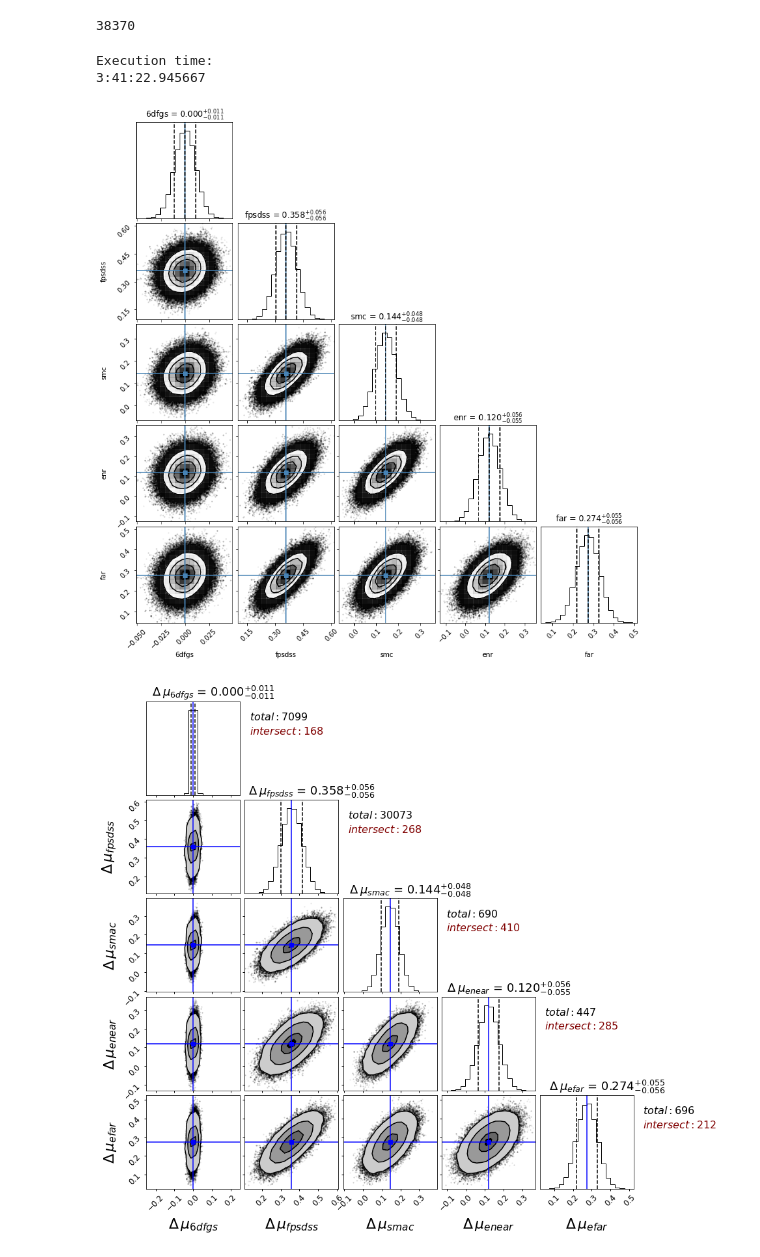
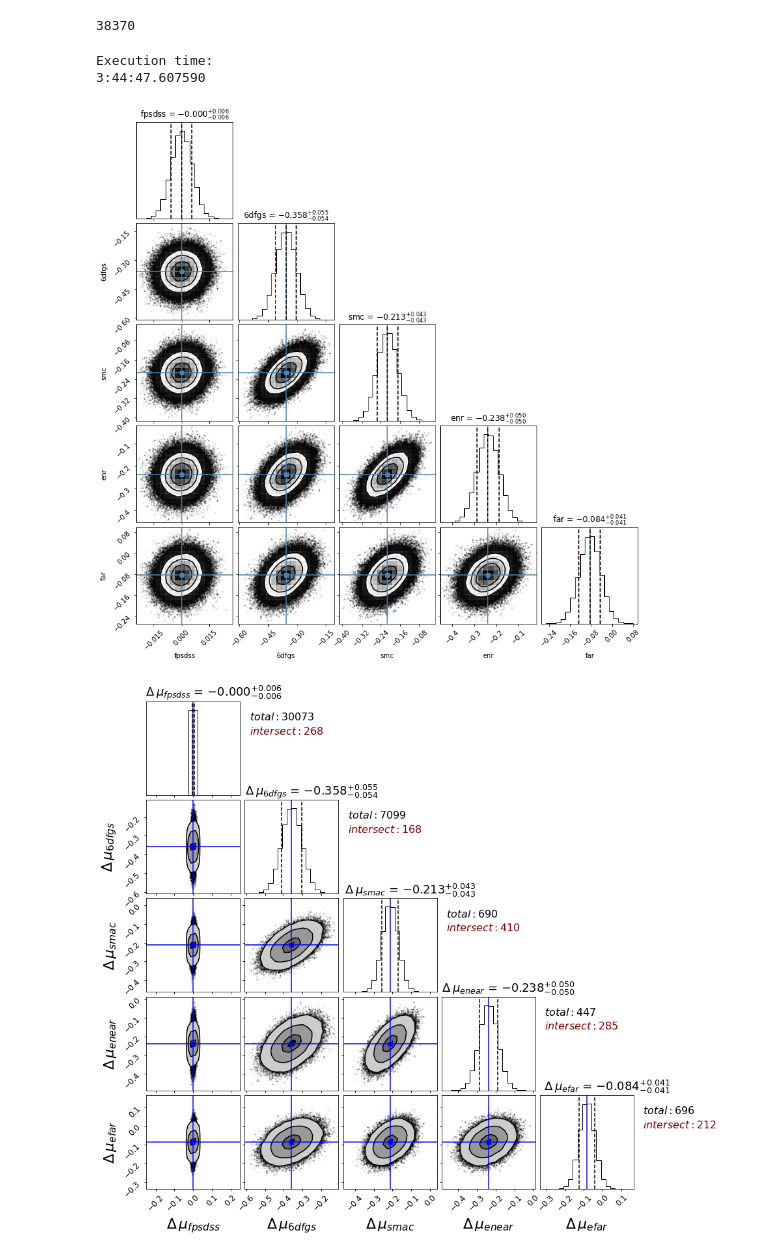
Before and after one commit to ekourkchi/CF4catalog, a Jupyter notebook: FP_groups.ipynb, the cells around one changed output. Saved outputs shown, nothing was run; the diff lists cells and outputs as text; code cells hidden in the pictures.

```diff
--- a/FP_groups.ipynb
+++ b/FP_groups.ipynb
@@ -186,16 +186,16 @@ df = df.join(df_cf2fp, lsuffix='_fp', rsuffix='_cf2fp', how=how)
 
 
 for col in df.columns:
-    if col.split('_')[0]=='PGC1' and col!='PGC1_6dfgs':
-        df['PGC1_6dfgs'] = df['PGC1_6dfgs'].fillna(df[col])
+    if col.split('_')[0]=='PGC1' and col!='PGC1_fpsdss':
+        df['PGC1_fpsdss'] = df['PGC1_fpsdss'].fillna(df[col])
 
 for col in df.columns:
-    if col.split('_')[0]=='Nest' and col!='Nest_6dfgs':
-        df['Nest_6dfgs'] = df['Nest_6dfgs'].fillna(df[col])
+    if col.split('_')[0]=='Nest' and col!='Nest_fpsdss':
+        df['Nest_fpsdss'] = df['Nest_fpsdss'].fillna(df[col])
 
 
 
-catalogs = ["6dfgs", "fpsdss", "smc", "enr", "far"]
+catalogs = ["fpsdss", "6dfgs", "smc", "enr", "far"]
 
 ss = []
 for cat in catalogs:
@@ -256,11 +256,11 @@ for i in range(1):
         df['logH_'+cat][(logH > med+3.5*stdev) | (logH < med-3.5*stdev)] = np.nan
 # %%
 myDict = {}
-myDict['6dfgs'] = 0
+myDict['fpsdss'] = 0
 
 for cat in catalogs[1:]:
 
-        delta = df['DM_6dfgs'] - df['DM_'+cat]
+        delta = df['DM_fpsdss'] - df['DM_'+cat]
 
         stdev = delta.std()
         med   = delta.median()
@@ -428,8 +428,8 @@ print("Execution time:")
 print(t2-t1)
 # %% [output]
 Execution time:
-3:41:22.945667
+3:44:47.607590
-[figure, old version]
+[figure, new version]
 # %%
 theta = map(lambda v: (v[1], v[2]-v[1], v[1]-v[0]),
                             zip(*np.percentile(samples,
@@ -438,7 +438,7 @@ theta = map(lambda v: (v[1], v[2]-v[1], v[1]-v[0]),
 
 truths=[t[0] for t in theta]
 
-labels = ['           '+r'$\Delta\/ \mu_{'+cat+'}$' for cat in ["6dfgs", "fpsdss", "smac", "enear", "efar"]]
+labels = ['           '+r'$\Delta\/ \mu_{'+cat+'}$' for cat in ["fpsdss", "6dfgs", "smac", "enear", "efar"]]
 
 fig = corner.corner(samples, labels=labels,
                     truths=truths, truth_color='blue',
@@ -465,31 +465,31 @@ for ax in fig.get_axes():
     lbl.set_linespacing(50)
     lbl = ax.yaxis.get_label()
     lbl.set_fontsize(22)
     txt = lbl.get_text().strip()
     lbl.set_text(txt)
 
 
     ax.tick_params(which='major', length=3, width=1., direction='out')
 
     Ylm = ax.get_ylim() ; Xlm = ax.get_xlim()
     x0 = -0.1*Xlm[0]+1.1*Xlm[1]
 
     if m%(n_cat+1)==0:
         y0 = 0.2*Ylm[0]+0.80*Ylm[1]
         dx = df[['DM_'+catalogs[i_cat]]].dropna()
         ax.text(x0,y0, r"$total: $"+str(len(dx)), fontsize=16, color='k')
 
         y0 = 0.35*Ylm[0]+0.65*Ylm[1]
         other_DMs = ["DM_"+c for c in catalogs if c != catalogs[i_cat]]
 
         df["sumDM"] = df[other_DMs].sum(axis=1)
         df["sumDM"][df["sumDM"]==0] = np.nan
 
         dx = df[['sumDM', 'DM_'+catalogs[i_cat]]].dropna()
         ax.text(x0,y0, r"$intersect: $"+str(len(dx)), fontsize=16, color='maroon')
         i_cat += 1
 
 
     m+=1
 # %% [output]
-[figure, old version]
+[figure, new version]
```
Also changed, not shown: parts of 4 cells of this notebook, 2 other files.
